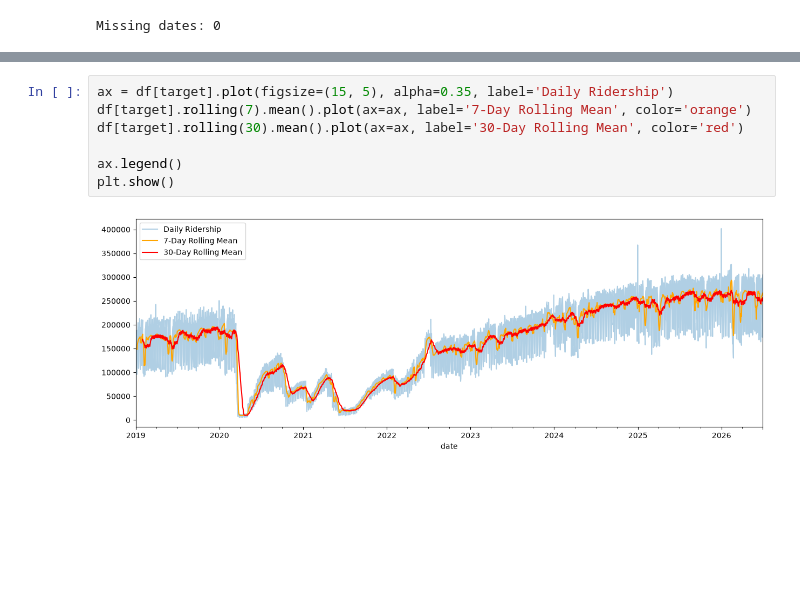
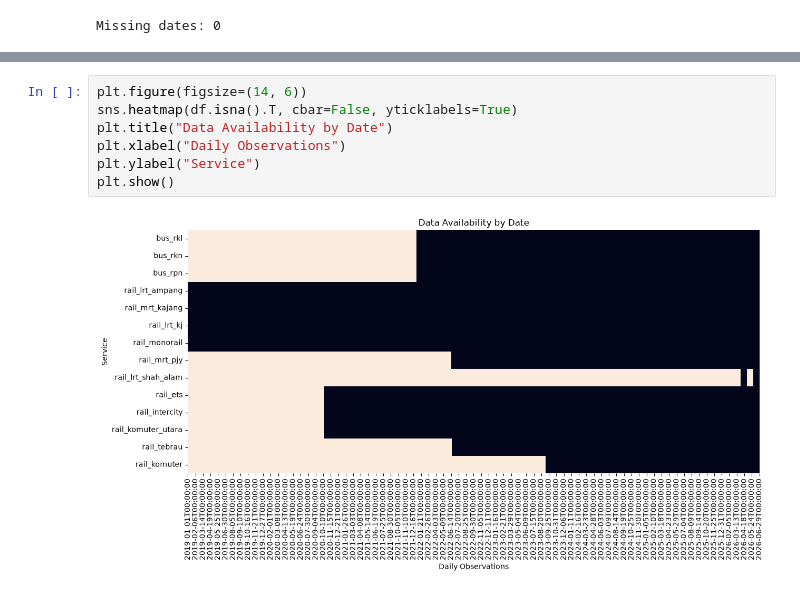
Before and after one commit to muazhazali/mlops-rapidkl-v2, a Jupyter notebook: notebooks/01_eda.ipynb, the cells around one changed output, grey strips where cells are left out. Saved outputs shown, nothing was run; the diff lists cells and outputs as text; blank space fills up the shorter version.

```diff
--- a/notebooks/01_eda.ipynb
+++ b/notebooks/01_eda.ipynb
@@ -85,9 +88,9 @@ ax.set(
-# %%
-ax = df[target].plot(figsize=(15, 5), alpha=0.35, label='Daily Ridership')
-df[target].rolling(7).mean().plot(ax=ax, label='7-Day Rolling Mean', color='orange')
-df[target].rolling(30).mean().plot(ax=ax, label='30-Day Rolling Mean', color='red')
-
-ax.legend()
-plt.show()
-# %% [output]
-[figure, removed]
+# %%
+plt.figure(figsize=(14, 6))
+sns.heatmap(df.isna().T, cbar=False, yticklabels=True)
+plt.title("Data Availability by Date")
+plt.xlabel("Daily Observations")
+plt.ylabel("Service")
+plt.show()
+# %% [output]
+[figure, added]
```
Also changed, not shown: parts of 18 cells of this notebook, 2 other files.
